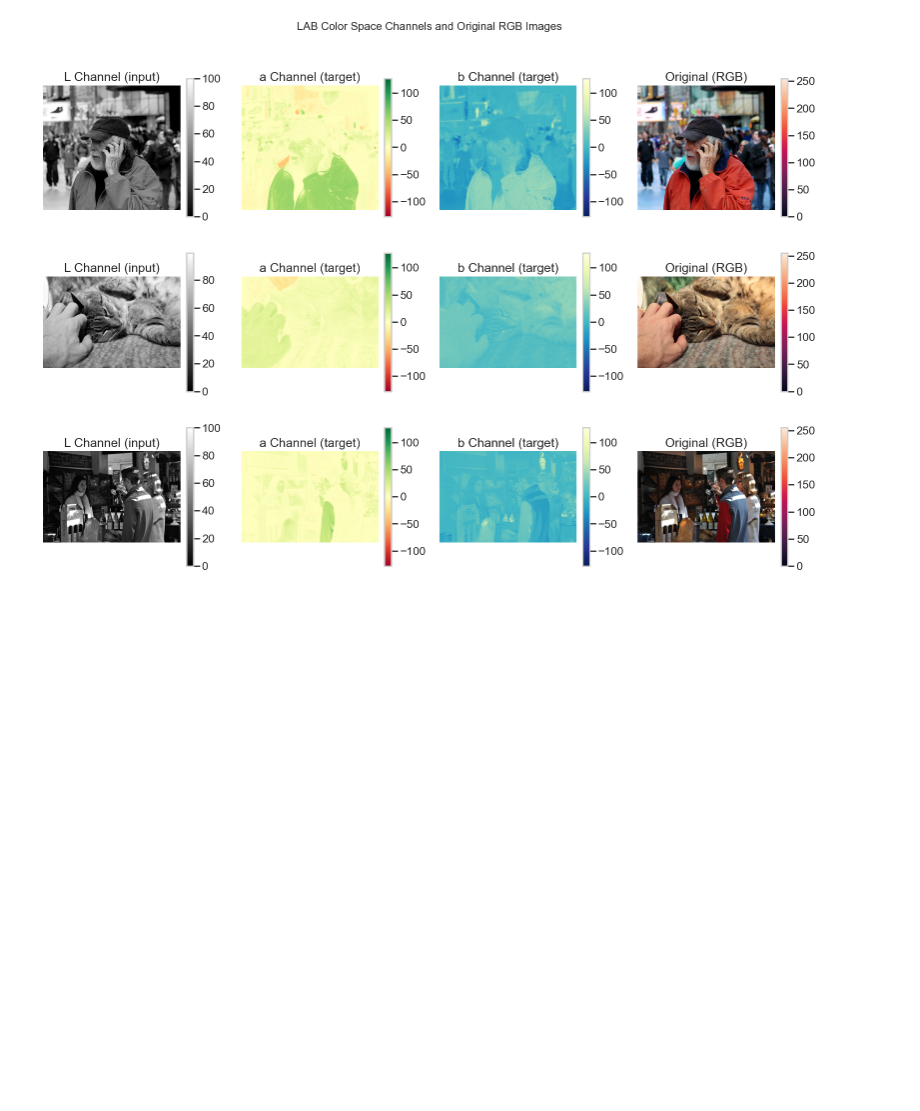
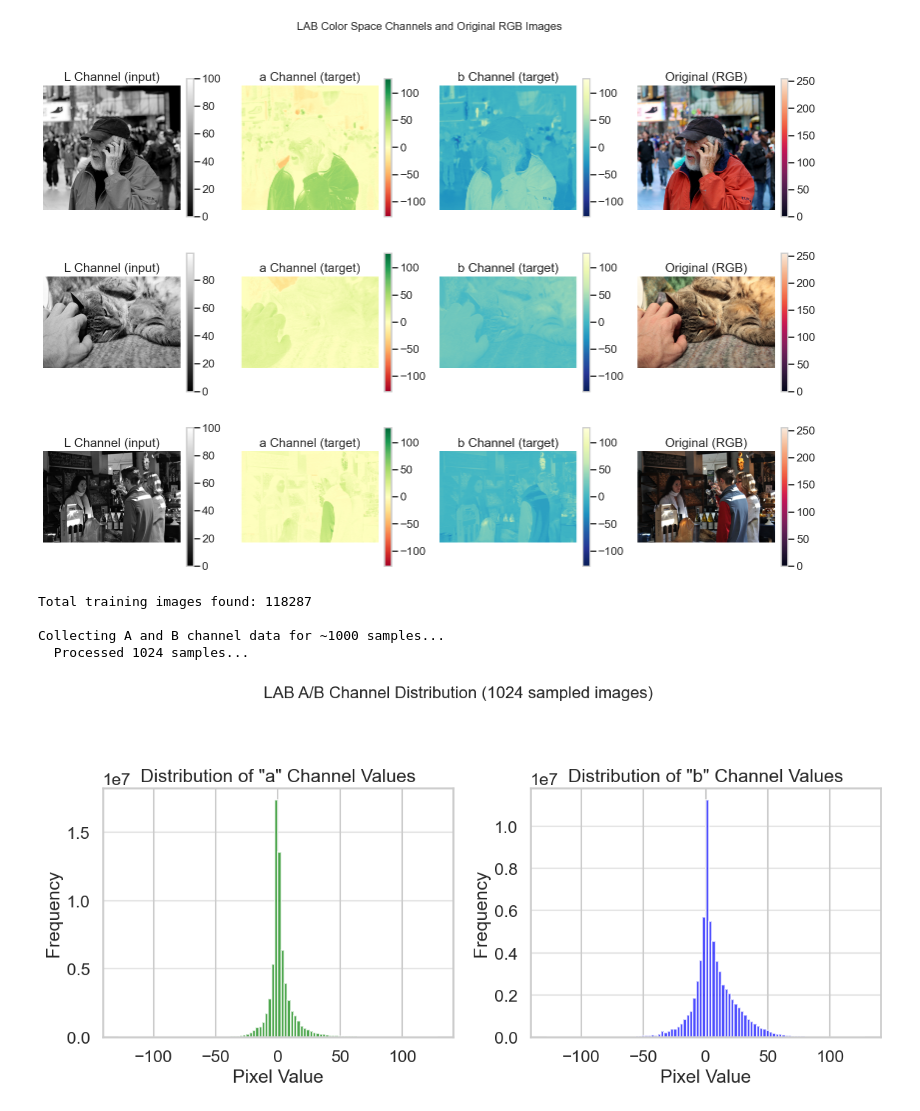
Before and after one commit to atodorov284/image_colorizer, a Jupyter notebook: notebooks/data_analysis.ipynb, the cells around one changed output. Saved outputs shown, nothing was run; the diff lists cells and outputs as text; code cells hidden in the pictures; blank space fills up the shorter version.

Commit message:
add plots to EDA notebook

```diff
--- a/notebooks/data_analysis.ipynb
+++ b/notebooks/data_analysis.ipynb
@@ -167,3 +175,74 @@ plt.tight_layout(rect=[0, 0.03, 1, 0.97])
 plt.show()
 # %% [output]
 [figure]
+# %%
+TARGET_IMAGE_SIZE = (256, 256)
+BATCH_SIZE: int = 32
+TARGET_SAMPLE_COUNT: int = 1000
+train_dataset: ColorizationDataset = ColorizationDataset(
+    root_dir=train_folder, target_size=TARGET_IMAGE_SIZE
+)
+# %%
+train_loader = DataLoader(train_dataset, batch_size=BATCH_SIZE, shuffle=True)
+print(f"\nTotal training images found: {len(train_dataset)}")
+
+print(f"\nCollecting A and B channel data for ~{TARGET_SAMPLE_COUNT} samples...")
+
+all_a_values = []
+all_b_values = []
+total_samples_processed = 0
+
+for i, (inputs, targets) in enumerate(train_loader):
+    current_batch_size = targets.shape[0]
+
+    # Extract A and B channels (shape: batch, H, W)
+    a_batch_normalized = targets[:, 0, :, :]
+    b_batch_normalized = targets[:, 1, :, :]
+
+    # De-normalize A and B channels to [-128, 127]
+    a_batch_denorm = a_batch_normalized * ColorizationUtils.AB_SCALE
+    b_batch_denorm = b_batch_normalized * ColorizationUtils.AB_SCALE
+
+    all_a_values.extend(a_batch_denorm.detach().cpu().numpy().flatten())
+    all_b_values.extend(b_batch_denorm.detach().cpu().numpy().flatten())
+
+    total_samples_processed += current_batch_size
+    print(f"  Processed {total_samples_processed} samples...", end="\r")
+
+    if total_samples_processed >= TARGET_SAMPLE_COUNT:
+        break
+# %% [output]
+Total training images found: 118287
+
+Collecting A and B channel data for ~1000 samples...
+  Processed 1024 samples...
+# %%
+all_a_values_np = np.array(all_a_values)
+all_b_values_np = np.array(all_b_values)
+
+plt.figure(figsize=(12, 6))
+
+# Histogram for 'a' channel
+plt.subplot(1, 2, 1)
+plt.hist(all_a_values_np, bins=100, range=(-128, 128), color="green", alpha=0.7)
+plt.title('Distribution of "a" Channel Values')
+plt.xlabel("Pixel Value")
+plt.ylabel("Frequency")
+plt.grid(axis="y", alpha=0.5)
+
+# Histogram for 'b' channel
+plt.subplot(1, 2, 2)
+plt.hist(all_b_values_np, bins=100, range=(-128, 128), color="blue", alpha=0.7)
+plt.title('Distribution of "b" Channel Values')
+plt.xlabel("Pixel Value")
+plt.ylabel("Frequency")
+plt.grid(axis="y", alpha=0.5)
+
+plt.suptitle(
+    f"LAB A/B Channel Distribution ({total_samples_processed} sampled images)",
+    fontsize=16,
+)
+plt.tight_layout(rect=[0, 0.03, 1, 0.95])
+plt.show()
+# %% [output]
+[figure, added]
```
Also changed, not shown: parts of 5 cells of this notebook, 2 other files.
